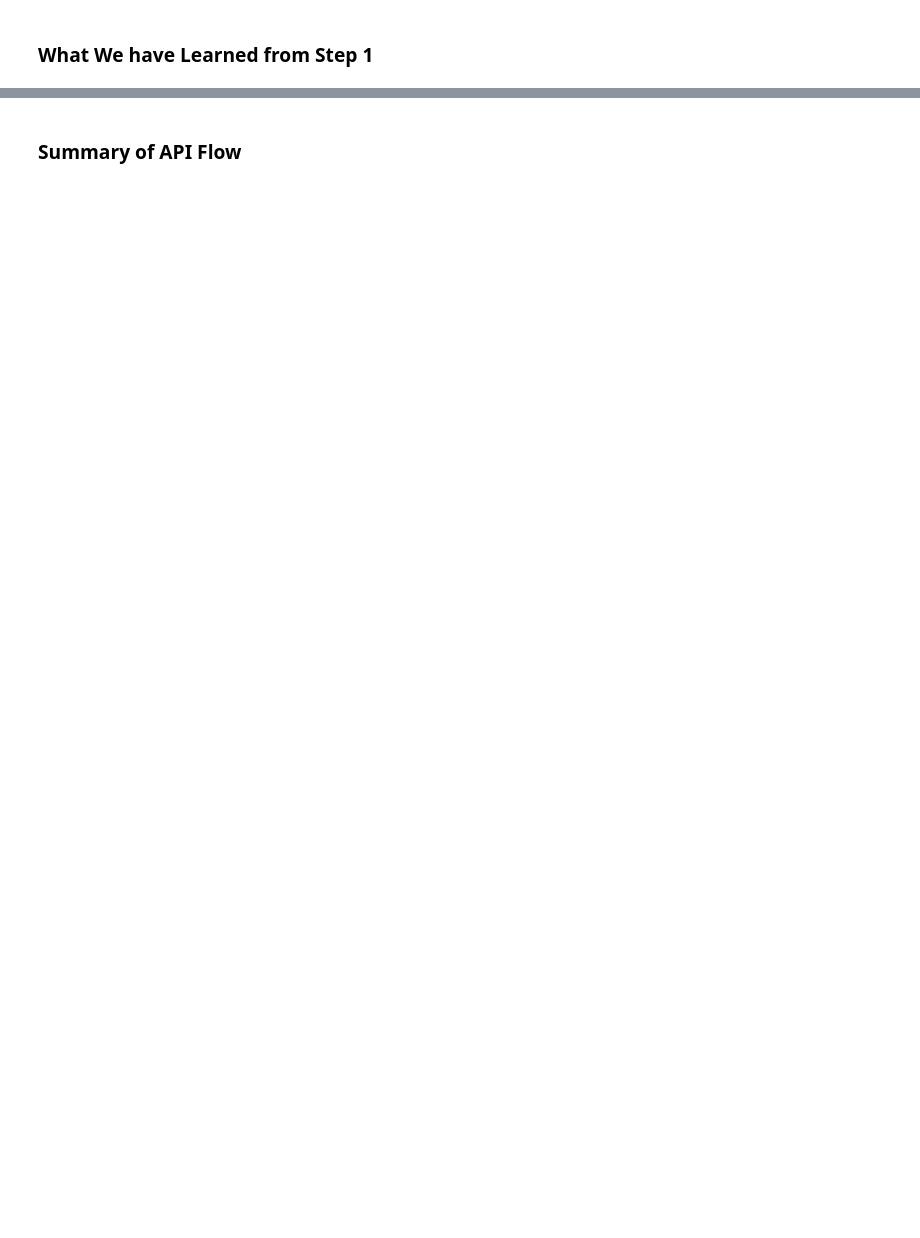
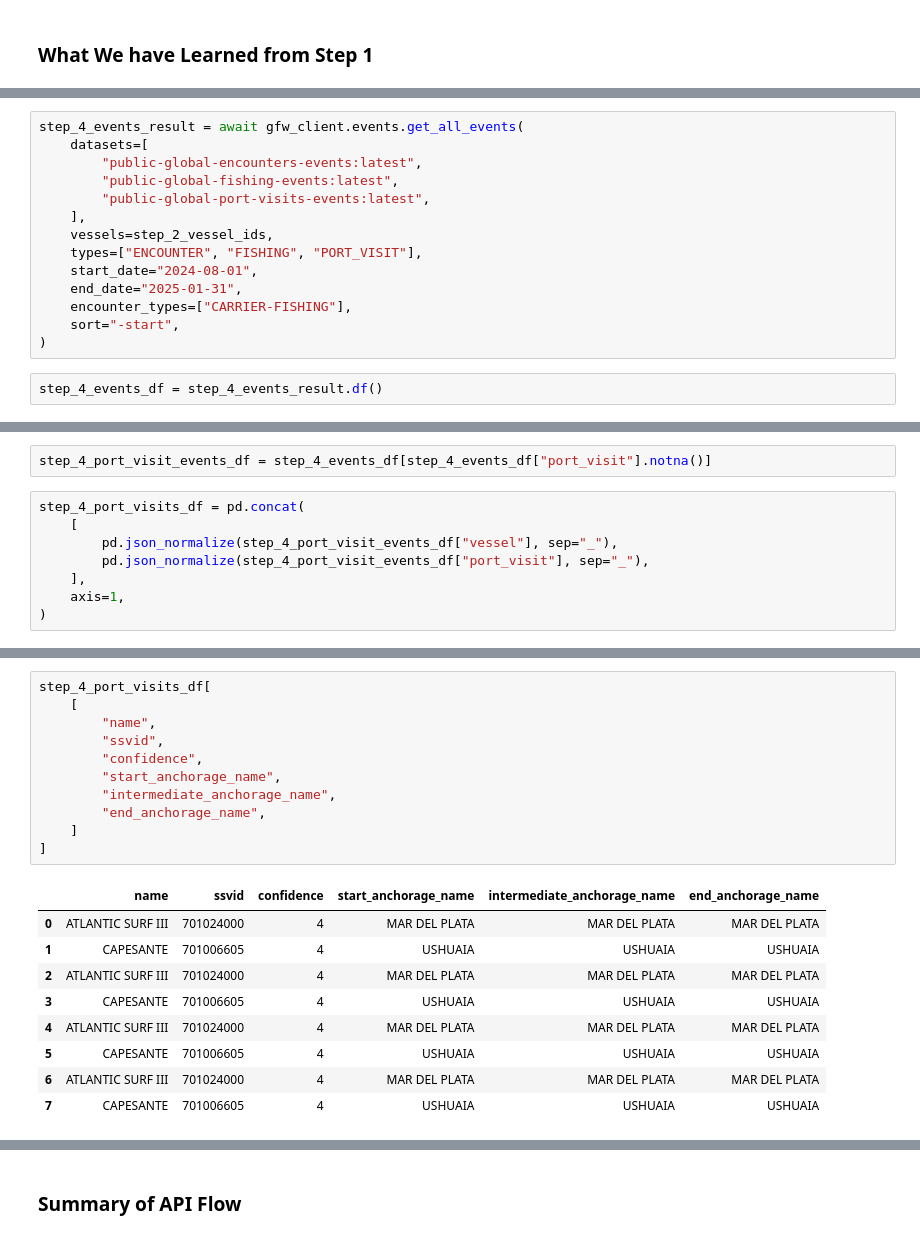
Before and after one commit to GlobalFishingWatch/gfw-api-python-client, a Jupyter notebook: docs/source/workflow-guides/workflow-02-analyze-apparent-fishing-effort-argentinian-eez.ipynb, the cells around one changed output, grey strips where cells are left out. Saved outputs shown, nothing was run; the diff lists cells and outputs as text; blank space fills up the shorter version.

```diff
--- a/docs/source/workflow-guides/workflow-02-analyze-apparent-fishing-effort-argentinian-eez.ipynb
+++ b/docs/source/workflow-guides/workflow-02-analyze-apparent-fishing-effort-argentinian-eez.ipynb
@@ -152,0 +382,16 @@ step_1_agg_report_df.head()
+# %%
+step_4_events_result = await gfw_client.events.get_all_events(
+    datasets=[
+        "public-global-encounters-events:latest",
+        "public-global-fishing-events:latest",
+        "public-global-port-visits-events:latest",
+    ],
+    vessels=step_2_vessel_ids,
+    types=["ENCOUNTER", "FISHING", "PORT_VISIT"],
+    start_date="2024-08-01",
+    end_date="2025-01-31",
+    encounter_types=["CARRIER-FISHING"],
+    sort="-start",
+)
+# %%
+step_4_events_df = step_4_events_result.df()
@@ -152,0 +491,10 @@ step_1_agg_report_df.head()
+# %%
+step_4_port_visit_events_df = step_4_events_df[step_4_events_df["port_visit"].notna()]
+# %%
+step_4_port_visits_df = pd.concat(
+    [
+        pd.json_normalize(step_4_port_visit_events_df["vessel"], sep="_"),
+        pd.json_normalize(step_4_port_visit_events_df["port_visit"], sep="_"),
+    ],
+    axis=1,
+)
@@ -152,0 +521,21 @@ step_1_agg_report_df.head()
+# %%
+step_4_port_visits_df[
+    [
+        "name",
+        "ssvid",
+        "confidence",
+        "start_anchorage_name",
+        "intermediate_anchorage_name",
+        "end_anchorage_name",
+    ]
+]
+# %% [output]
+|  | name | ssvid | confidence | start_anchorage_name | intermediate_anchorage_name | end_anchorage_name |
+| 0 | ATLANTIC SURF III | 701024000 | 4 | MAR DEL PLATA | MAR DEL PLATA | MAR DEL PLATA |
+| 1 | CAPESANTE | 701006605 | 4 | USHUAIA | USHUAIA | USHUAIA |
+| 2 | ATLANTIC SURF III | 701024000 | 4 | MAR DEL PLATA | MAR DEL PLATA | MAR DEL PLATA |
+| 3 | CAPESANTE | 701006605 | 4 | USHUAIA | USHUAIA | USHUAIA |
+| 4 | ATLANTIC SURF III | 701024000 | 4 | MAR DEL PLATA | MAR DEL PLATA | MAR DEL PLATA |
+| 5 | CAPESANTE | 701006605 | 4 | USHUAIA | USHUAIA | USHUAIA |
+| 6 | ATLANTIC SURF III | 701024000 | 4 | MAR DEL PLATA | MAR DEL PLATA | MAR DEL PLATA |
+| 7 | CAPESANTE | 701006605 | 4 | USHUAIA | USHUAIA | USHUAIA |
```
Also changed, not shown: parts of 65 cells of this notebook, 2 other files.
